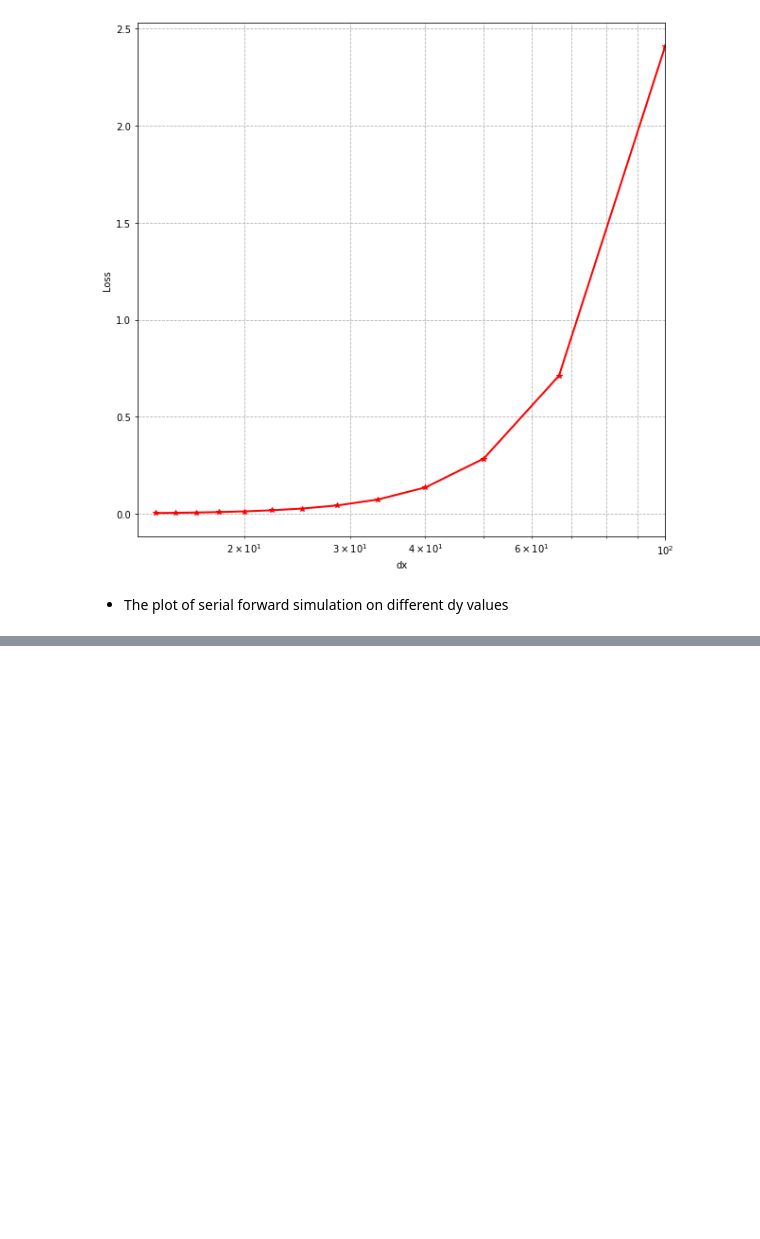
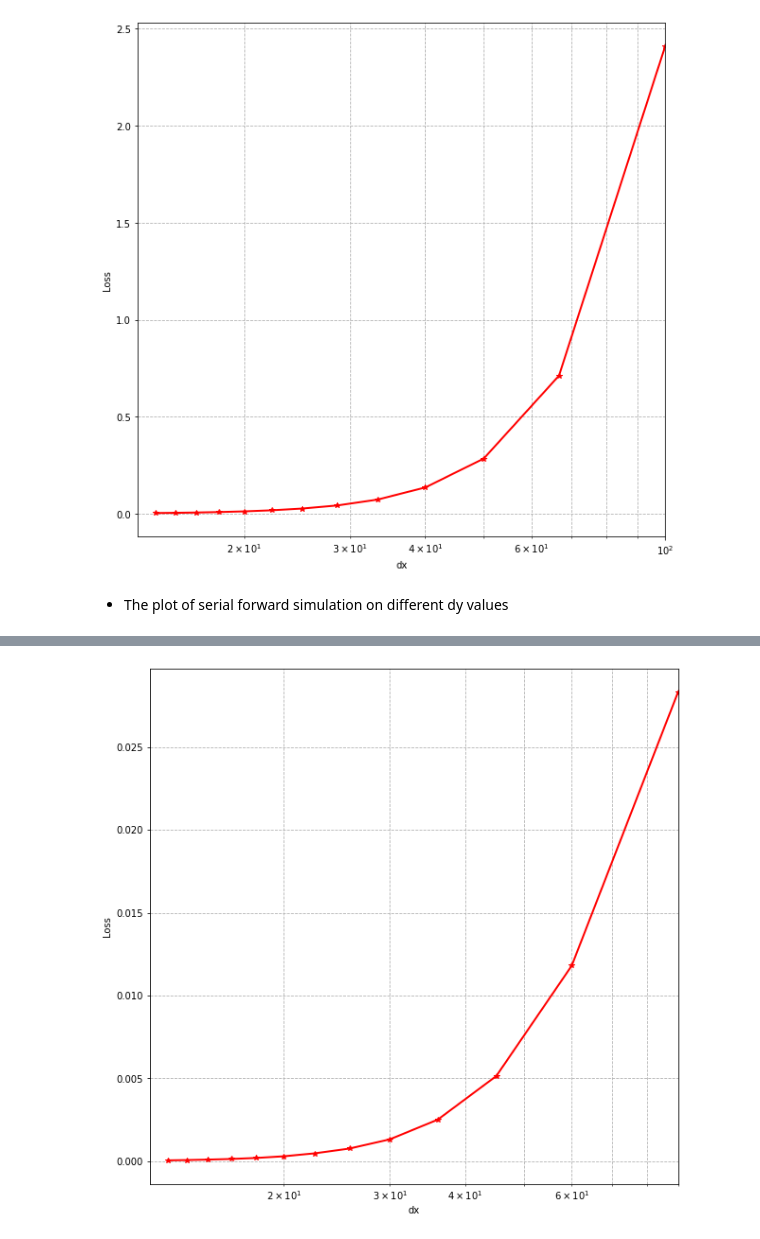
Before and after one commit to ychen1492/reference-simulation, a Jupyter notebook: he_resolution_visualization.ipynb, the cells around one changed output, grey strips where cells are left out. Cells and saved outputs as stored; diff of their text form; code cells hidden in the pictures; blank space fills up the shorter version.

```diff
--- a/he_resolution_visualization.ipynb
+++ b/he_resolution_visualization.ipynb
@@ -29,7 +29,7 @@ axx[0].grid(visible=True, which='both',axis='both',linestyle='--')
 # %% [output]
 [figure]
 # %%
-temperature = pd.read_csv('./SerialResolution/temperature_resolution_dx_final.csv')
+temperature = pd.read_csv('./SerialResolution/temperature_resolution_dx_he.csv')
 temperature.drop('time', inplace=True, axis=1)
 temperature.columns = [float(x) for x in temperature.columns]
 temperature = temperature.reindex(sorted(temperature.columns), axis=1)
@@ -77,26 +79,28 @@ axx[0].grid(visible=True, which='both',axis='both',linestyle='--')
 # %%
-temperature = pd.read_csv('./SerialResolution/temperature_resolution_dy.csv')
+temperature = pd.read_csv('./SerialResolution/temperature_resolution_dy_he.csv')
 temperature.drop('time', inplace=True, axis=1)
 temperature.columns = [float(x) for x in temperature.columns]
 temperature = temperature.reindex(sorted(temperature.columns), axis=1)
 # empty difference list
 differences = []
 
 # dy values
 dy = []
 for x in temperature.columns:
     dy.append(float(x))
 
 for i in range(1,len(temperature.columns)):
     diff = temperature.iloc[:,i] - temperature.iloc[:,i-1]
     differences.append(sum(diff**2))
 
 fig, ax = plt.subplots(1, 1,figsize=(10, 10))
 axx = fig.axes
 
 axx[0].plot(dy[1:], differences, linewidth=2, color='r', marker='*')
 axx[0].set_xlabel('dx')
 axx[0].set_xscale('log')
 axx[0].set_xlim(min(dy), max(dy))
 axx[0].set_ylabel('Loss')
 axx[0].grid(visible=True, which='both',axis='both',linestyle='--')
+# %% [output]
+[figure, added]
```
Also changed, not shown: parts of 2 cells of this notebook, 1 other file.
